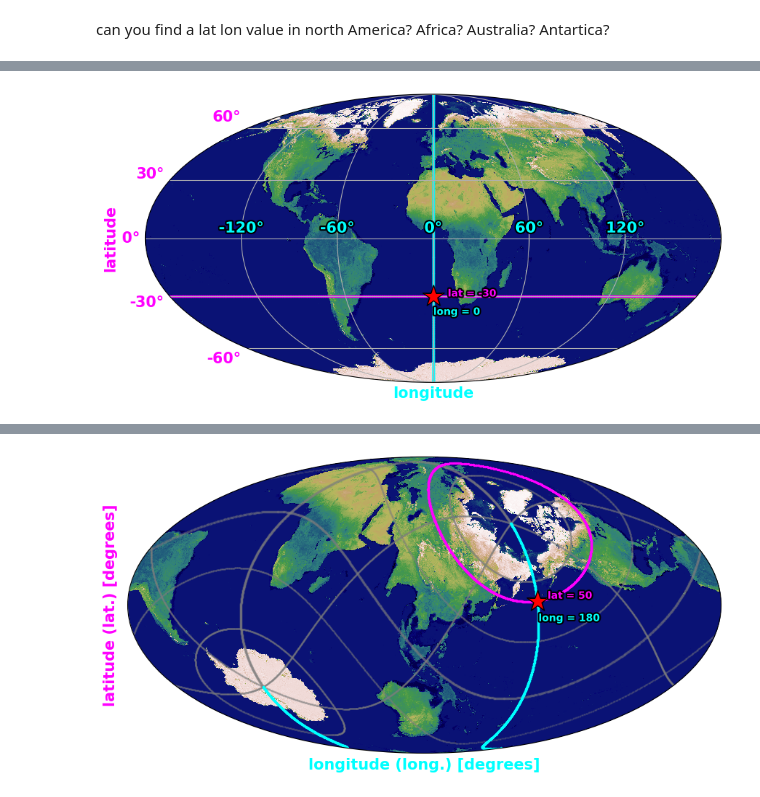
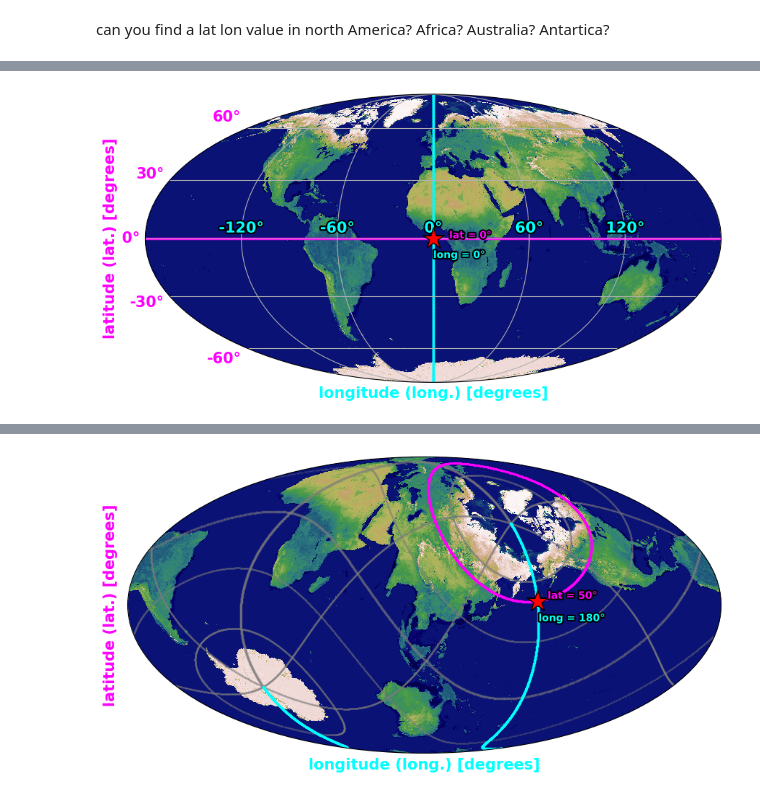
Before and after one commit to DESIHIGH/desihigh, a Jupyter notebook: notebooks/English/exercises/MappingTheEarth.ipynb, the cells around one changed output, grey strips where cells are left out. Cells and saved outputs as stored; diff of their text form; code cells hidden in the pictures.

```diff
--- a/notebooks/English/exercises/MappingTheEarth.ipynb
+++ b/notebooks/English/exercises/MappingTheEarth.ipynb
@@ -416,7 +130,7 @@ Can you find lon and lat in each continent?
 # %%
+latitude = 0
 longitude = 0
-latitude = -30
 
-plot_earth_map(earth_map, longitude, latitude)
+projections.plot_earth_map(earth_map, longitude, latitude)
 # %% [output]
-[figure, old version]
+[figure, new version]
```
Also changed, not shown: parts of 26 cells of this notebook, 3 other files.
